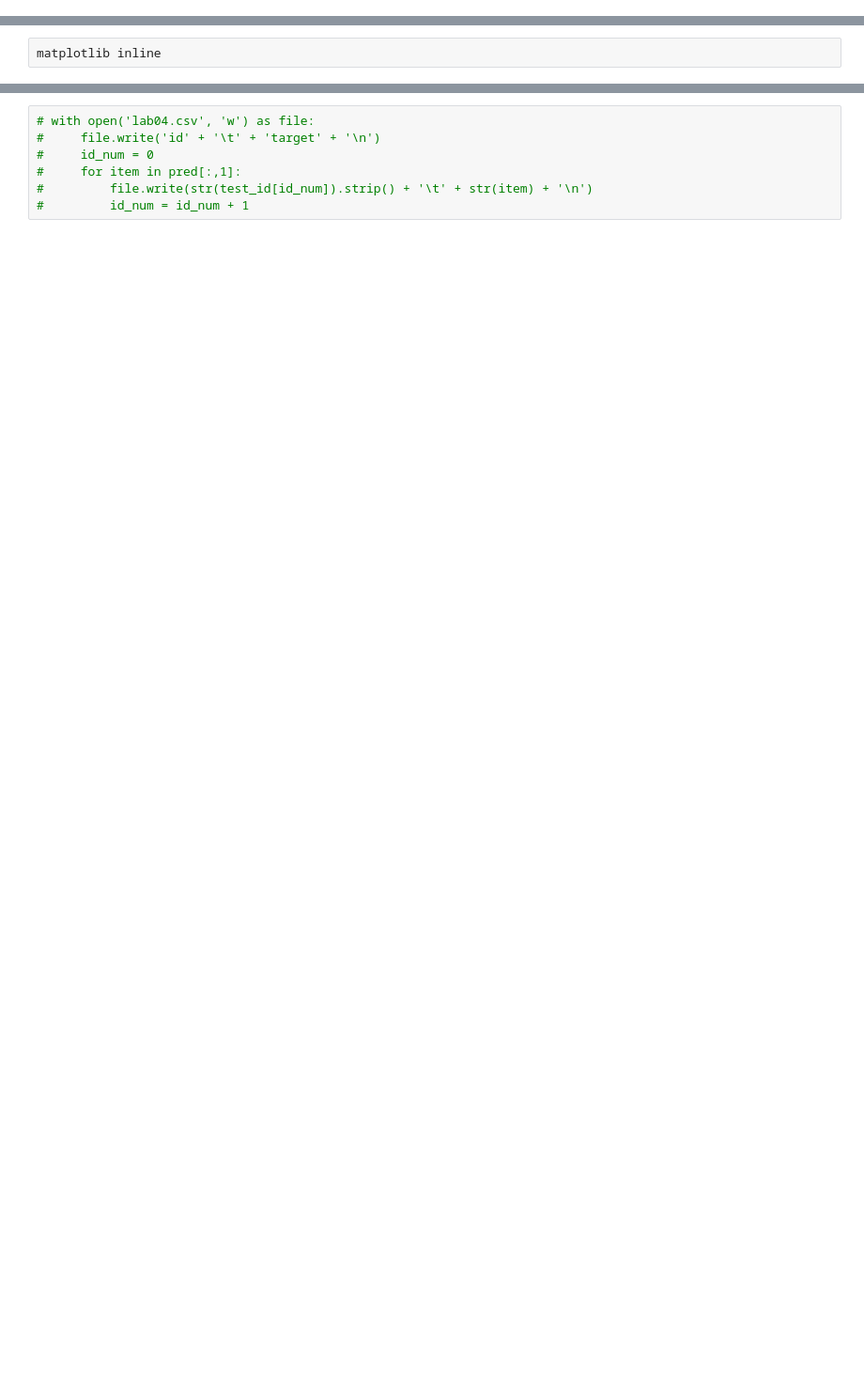
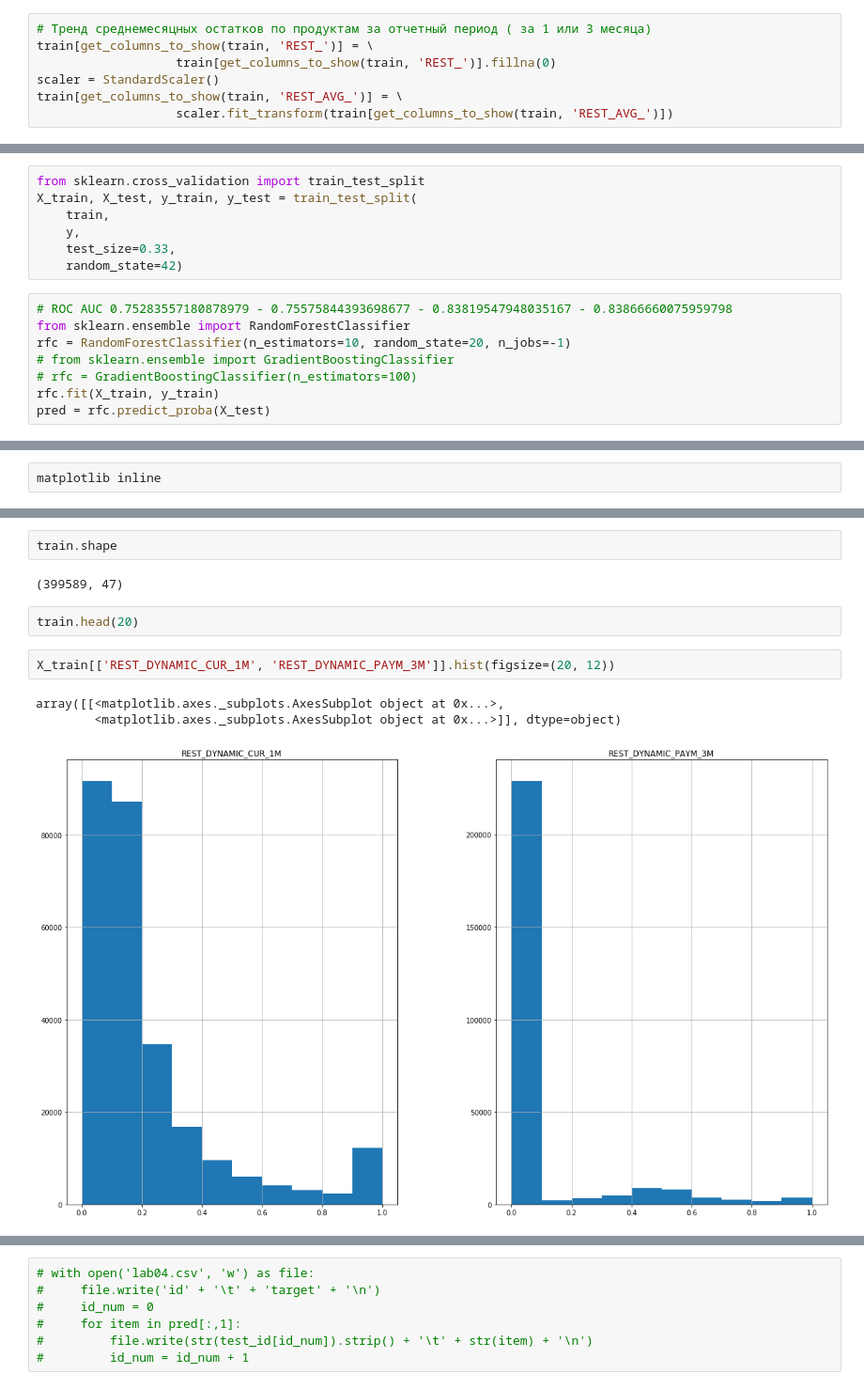
Before and after one commit to ssvRuby/npl, a Jupyter notebook: labs/lab04/dataset_research.ipynb, the cells around one changed output, grey strips where cells are left out. Shown at 94% size. Cells and saved outputs as stored; diff of their text form; blank space fills up the shorter version.

```diff
--- a/labs/lab04/dataset_research.ipynb
+++ b/labs/lab04/dataset_research.ipynb
@@ -58 +118,8 @@ train['SUM_TRAN_CLO_TENDENCY3M'].value_counts()
+# %%
+# Тренд среднемесяцных остатков по продуктам за отчетный период ( за 1 или 3 месяца)
+train[get_columns_to_show(train, 'REST_')] = \
+                   train[get_columns_to_show(train, 'REST_')].fillna(0)
+scaler = StandardScaler()
+train[get_columns_to_show(train, 'REST_AVG_')] = \
+                   scaler.fit_transform(train[get_columns_to_show(train, 'REST_AVG_')])
 # %%
@@ -84,0 +130,15 @@ Name: Unnamed: 0, Length: 399589, dtype: int64
+# %%
+from sklearn.cross_validation import train_test_split
+X_train, X_test, y_train, y_test = train_test_split(
+    train,
+    y,
+    test_size=0.33,
+    random_state=42)
+# %%
+# ROC AUC 0.75283557180878979 - 0.75575844393698677 - 0.83819547948035167 - 0.83866660075959798
+from sklearn.ensemble import RandomForestClassifier
+rfc = RandomForestClassifier(n_estimators=10, random_state=20, n_jobs=-1)
+# from sklearn.ensemble import GradientBoostingClassifier
+# rfc = GradientBoostingClassifier(n_estimators=100)
+rfc.fit(X_train, y_train)
+pred = rfc.predict_proba(X_test)
@@ -86,0 +185,12 @@ matplotlib inline
+# %%
+train.shape
+# %% [output]
+(399589, 47)
+# %%
+train.head(20)
+# %%
+X_train[['REST_DYNAMIC_CUR_1M', 'REST_DYNAMIC_PAYM_3M']].hist(figsize=(20, 12))
+# %% [output]
+array([[<matplotlib.axes._subplots.AxesSubplot object at 0x...>,
+        <matplotlib.axes._subplots.AxesSubplot object at 0x...>]], dtype=object)
+[figure, added]
```
Also changed, not shown: parts of 37 cells of this notebook, 2 other files.
